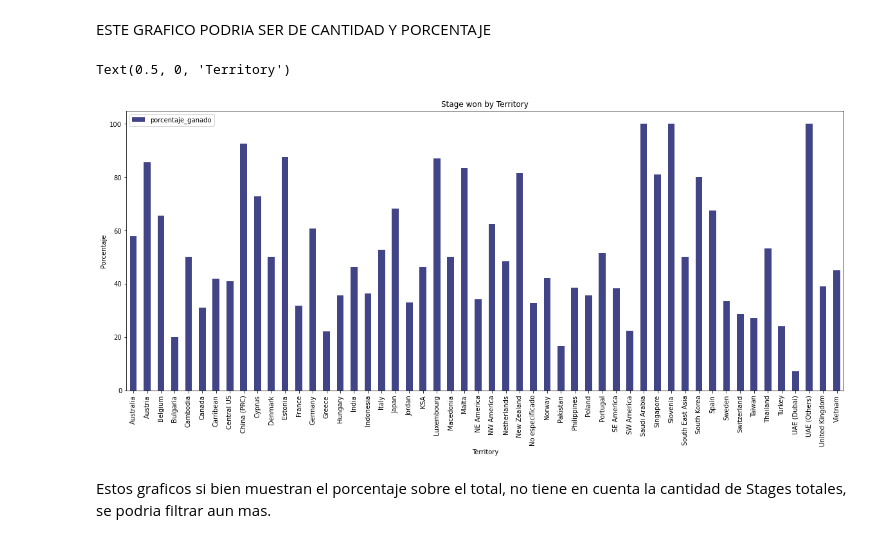
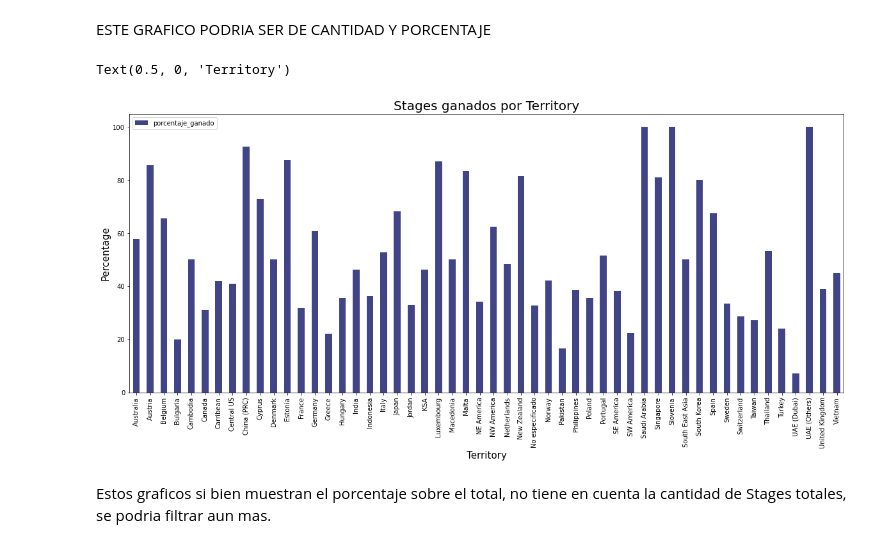
Before and after one commit to BautistaXifro/Datos, a Jupyter notebook: Analisis/Tp1-TerritorioYRegion.ipynb, the cells around one changed output. Cells and saved outputs as stored; diff of their text form; code cells hidden in the pictures.

```diff
--- a/Analisis/Tp1-TerritorioYRegion.ipynb
+++ b/Analisis/Tp1-TerritorioYRegion.ipynb
@@ -436,13 +444,14 @@ grafico_territory.head()
 # %% [markdown]
 ESTE GRAFICO PODRIA SER DE CANTIDAD Y PORCENTAJE
 # %%
-grafico_territory.plot(kind ='bar',figsize=(20,8),title='Stage won by Territory', color = colores);
+grafico_territory.plot(kind ='bar',figsize=(20,8), color = colores);
 ax=plt.gca()
-ax.set_ylabel('Porcentaje')
-ax.set_xlabel('Territory')
+ax.set_title('Stages ganados por Territory',fontsize=20)
+ax.set_ylabel('Percentage',fontsize=15)
+ax.set_xlabel('Territory',fontsize=15)
 # %% [output]
 Text(0.5, 0, 'Territory')
-[figure, old version]
+[figure, new version]
 # %% [markdown]
 Estos graficos si bien muestran el porcentaje sobre el total, no tiene en cuenta la cantidad de Stages totales, se podria filtrar aun mas.
 # %%
```
Also changed, not shown: parts of 11 cells of this notebook.
